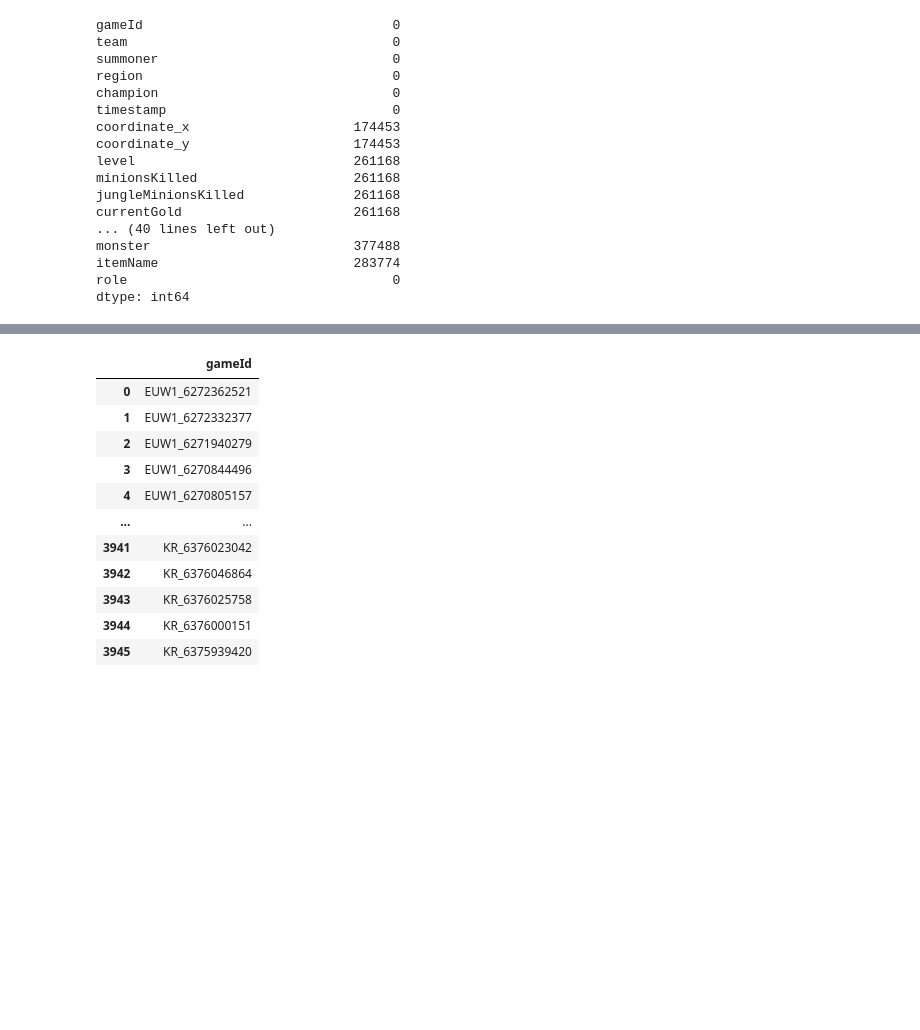
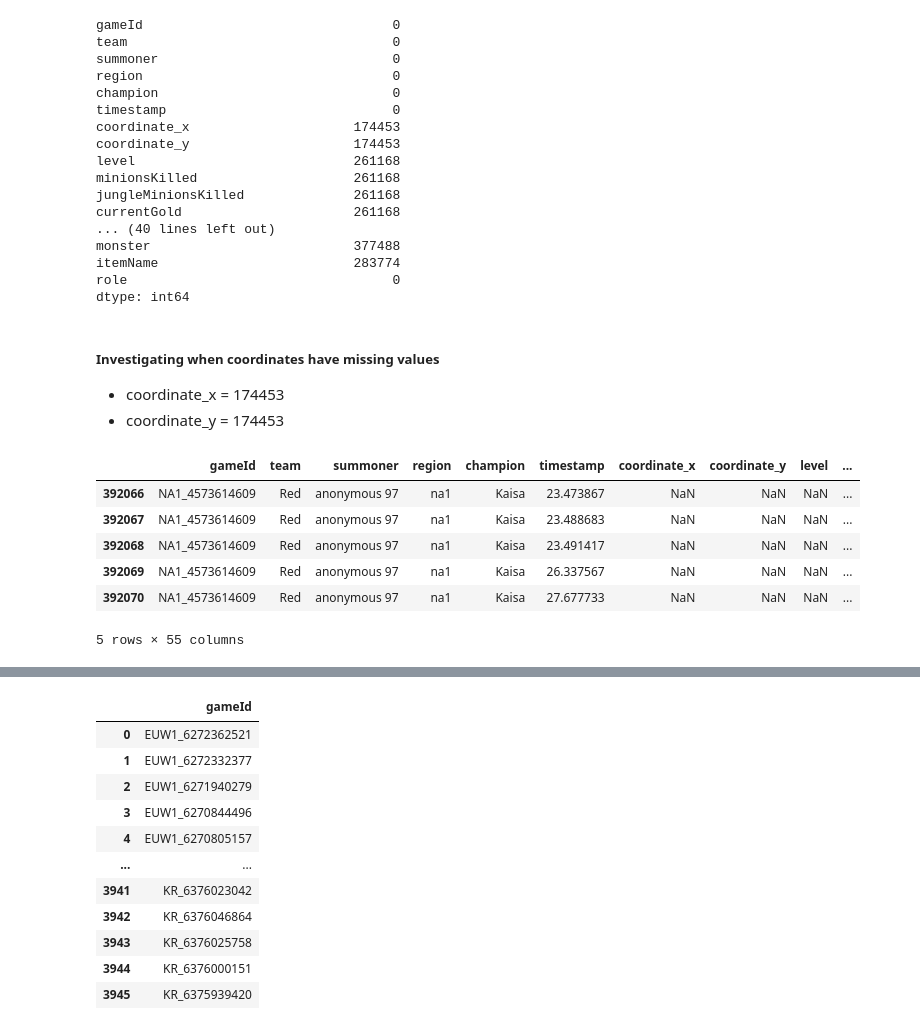
Before and after one commit to ALOBlack19/Clustering-and-Classification-of-League-of-Legends-Pro-Matches, a Jupyter notebook: Clustering_K-Medoids_Jg-Spatio-temporal-deaths.ipynb, the cells around one changed output, grey strips where cells are left out. Cells and saved outputs as stored; diff of their text form; code cells hidden in the pictures; blank space fills up the shorter version.

```diff
--- a/Clustering_K-Medoids_Jg-Spatio-temporal-deaths.ipynb
+++ b/Clustering_K-Medoids_Jg-Spatio-temporal-deaths.ipynb
@@ -62,3 +62,19 @@ monster                          377488
 itemName                         283774
 role                                  0
 dtype: int64
+# %% [markdown]
+##### Investigating when coordinates have missing values
+
+* coordinate_x           =          174453
+* coordinate_y           =          174453
+# %%
+df_check = df[df['coordinate_x'].isnull()]
+df_check.tail()
+# %% [output]
+|  | gameId | team | summoner | region | champion | timestamp | coordinate_x | coordinate_y | level | ... |
+| 392066 | NA1_4573614609 | Red | anonymous 97 | na1 | Kaisa | 23.473867 | NaN | NaN | NaN | ... |
+| 392067 | NA1_4573614609 | Red | anonymous 97 | na1 | Kaisa | 23.488683 | NaN | NaN | NaN | ... |
+| 392068 | NA1_4573614609 | Red | anonymous 97 | na1 | Kaisa | 23.491417 | NaN | NaN | NaN | ... |
+| 392069 | NA1_4573614609 | Red | anonymous 97 | na1 | Kaisa | 26.337567 | NaN | NaN | NaN | ... |
+| 392070 | NA1_4573614609 | Red | anonymous 97 | na1 | Kaisa | 27.677733 | NaN | NaN | NaN | ... |
+5 rows × 55 columns
```
Also changed, not shown: parts of 11 cells of this notebook, 1 other file.
